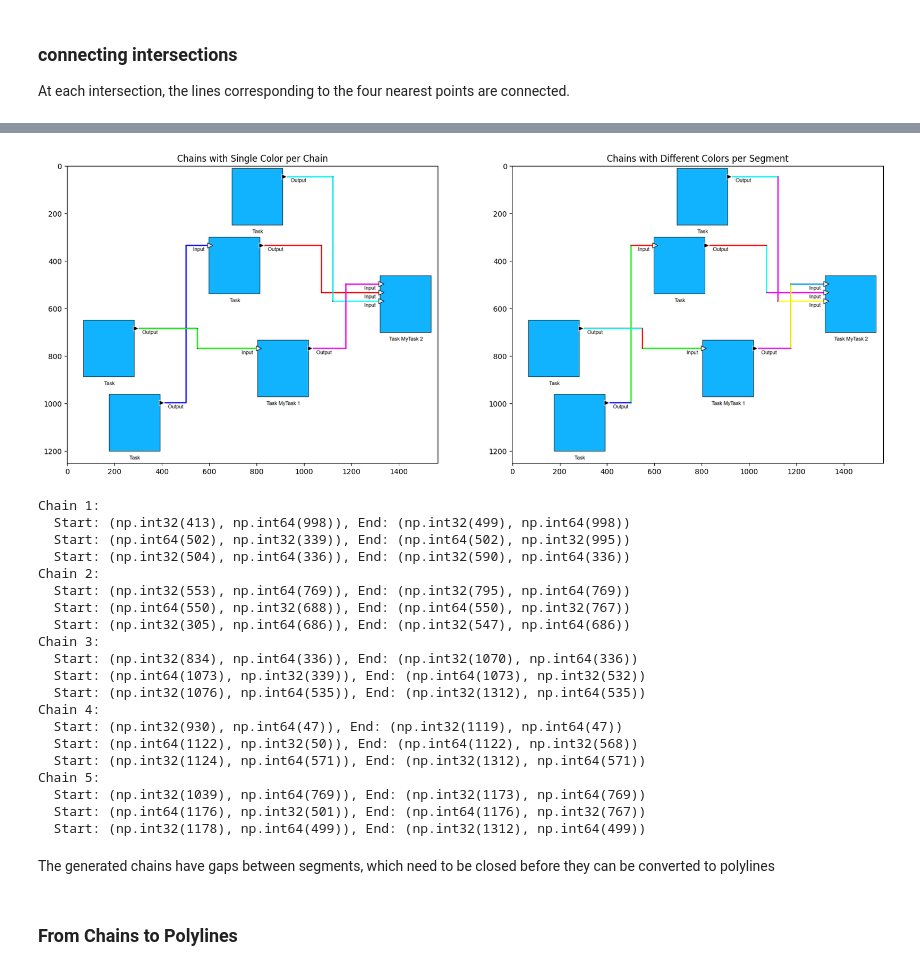
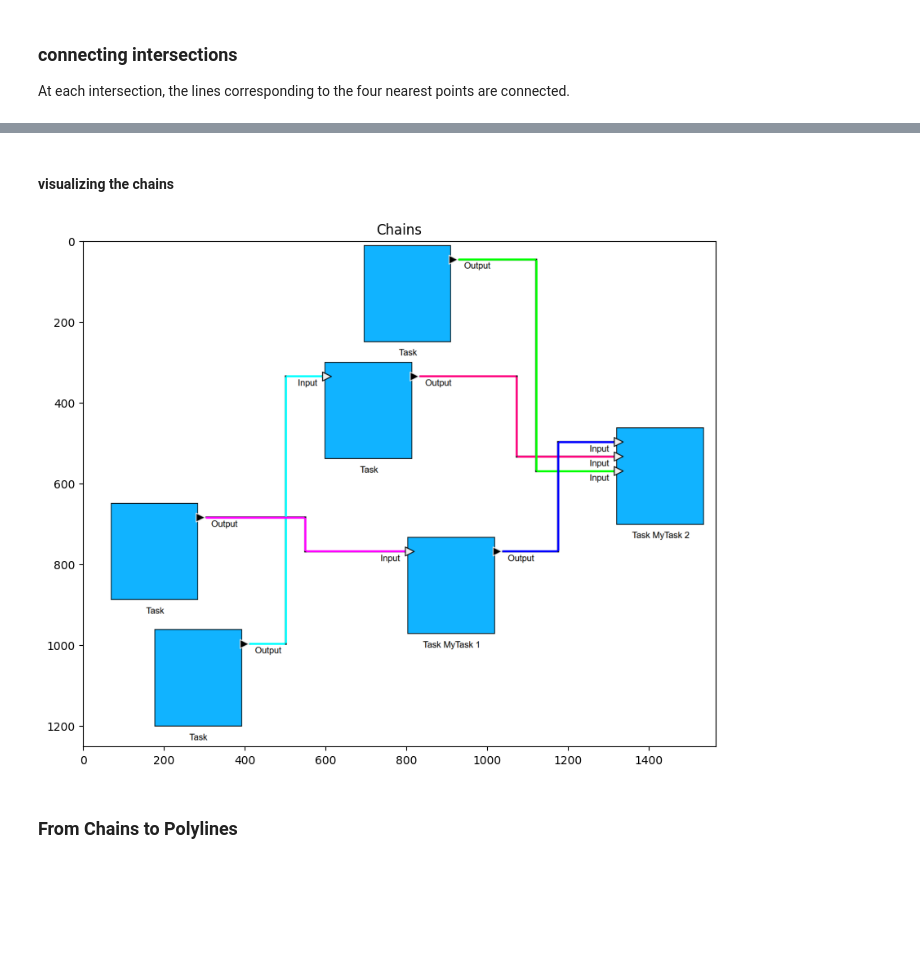
Before and after one commit to franzbanz/computervision, a Jupyter notebook: intersection_detection.ipynb, the cells around one changed output, grey strips where cells are left out. Drawn from its saved outputs; the diff is of its cells as text; code cells hidden in the pictures; blank space fills up the shorter version.

Commit message:
finalized intersection handeling

```diff
--- a/intersection_detection.ipynb
+++ b/intersection_detection.ipynb
@@ -538,18 +443,0 @@ visualize the merged lines
-# %%
-# Print merged lines
-for i, (ver_line, hor_line) in enumerate(merged_lines):
-    print(f"Intersection {i+1}:")
-    print(f"  Vertical Line: {ver_line}")
-    print(f"  Horizontal Line: {hor_line}")
-    print()
-
-# Draw lines on the image
-target_intersec_img = target_img.copy()
-for ver_line, hor_line in merged_lines:
-    cv2.line(target_intersec_img, ver_line[0], ver_line[1], (0, 255, 0), 2)
-    cv2.line(target_intersec_img, hor_line[0], hor_line[1], (0, 255, 0), 2)
-
-# Display the image with lines
-plt.imshow(cv2.cvtColor(target_intersec_img, cv2.COLOR_BGR2RGB))
-plt.axis('off')
-plt.show()
@@ -656,53 +546,19 @@ Take the leftest horizontal segment. Search for closest starting/ending points o
+# %% [markdown]
+#### visualizing the chains
 # %%
 # Draw the chains, using different colors for each chain
 chain_img = target_img.copy()
-chain_img2 = target_img.copy()
-colors = [(255, 0, 0), (0, 255, 0), (0, 0, 255), (255, 255, 0), (255, 0, 255), (0, 255, 255), (255, 165, 0), (255, 20, 147), (0, 128, 0), (75, 0, 130), (238, 130, 238), (0, 255, 127), (255, 69, 0)]
+colors = [(255, 255, 0), (255, 0, 255), (125, 0, 255),  (0, 255, 0), (255, 0, 0), (0, 0, 255), (128, 128, 128), (128, 0, 128), (0, 128, 128), (128, 128, 0), (0, 128, 0), (255, 105, 180), (139, 69, 19)]
 
 for i, chain in enumerate(line_segment_chains):
     color = colors[i % len(colors)]
     for start, end in chain:
         cv2.line(chain_img, start, end, color, 4)
 
-for i, chain in enumerate(line_segment_chains):
-    for j, (start, end) in enumerate(chain):
-        color = colors[(i + j) % len(colors)]
-        cv2.line(chain_img2, start, end, color, 4)
-
-# Plot the chains side by side
-fig, ax = plt.subplots(1, 2, figsize=(20, 10))
-ax[0].imshow(cv2.cvtColor(chain_img, cv2.COLOR_BGR2RGB))
-ax[0].set_title('Chains with Single Color per Chain')
-ax[1].imshow(cv2.cvtColor(chain_img2, cv2.COLOR_BGR2RGB))
-ax[1].set_title('Chains with Different Colors per Segment')
+# Plot the chains
+fig, ax = plt.subplots(1, 1, figsize=(10, 10))
+ax.imshow(cv2.cvtColor(chain_img, cv2.COLOR_BGR2RGB))
+plt.title('Chains')
 plt.show()
-
-# Print the chains with their coordinates in a neat way, also number them
-for i, chain in enumerate(line_segment_chains):
-    print(f"Chain {i + 1}:")
-    for start, end in chain:
-        print(f"  Start: {start}, End: {end}")
 # %% [output]
-[figure, old version]
+[figure, new version]
-Chain 1:
-  Start: (np.int32(413), np.int64(998)), End: (np.int32(499), np.int64(998))
-  Start: (np.int64(502), np.int32(339)), End: (np.int64(502), np.int32(995))
-  Start: (np.int32(504), np.int64(336)), End: (np.int32(590), np.int64(336))
-Chain 2:
-  Start: (np.int32(553), np.int64(769)), End: (np.int32(795), np.int64(769))
-  Start: (np.int64(550), np.int32(688)), End: (np.int64(550), np.int32(767))
-  Start: (np.int32(305), np.int64(686)), End: (np.int32(547), np.int64(686))
-Chain 3:
-  Start: (np.int32(834), np.int64(336)), End: (np.int32(1070), np.int64(336))
-  Start: (np.int64(1073), np.int32(339)), End: (np.int64(1073), np.int32(532))
-  Start: (np.int32(1076), np.int64(535)), End: (np.int32(1312), np.int64(535))
-Chain 4:
-  Start: (np.int32(930), np.int64(47)), End: (np.int32(1119), np.int64(47))
-  Start: (np.int64(1122), np.int32(50)), End: (np.int64(1122), np.int32(568))
-  Start: (np.int32(1124), np.int64(571)), End: (np.int32(1312), np.int64(571))
-Chain 5:
-  Start: (np.int32(1039), np.int64(769)), End: (np.int32(1173), np.int64(769))
-  Start: (np.int64(1176), np.int32(501)), End: (np.int64(1176), np.int32(767))
-  Start: (np.int32(1178), np.int64(499)), End: (np.int32(1312), np.int64(499))
-# %% [markdown]
-The generated chains have gaps between segments, which need to be closed before they can be converted to polylines
```
Also changed, not shown: parts of 31 cells of this notebook.
